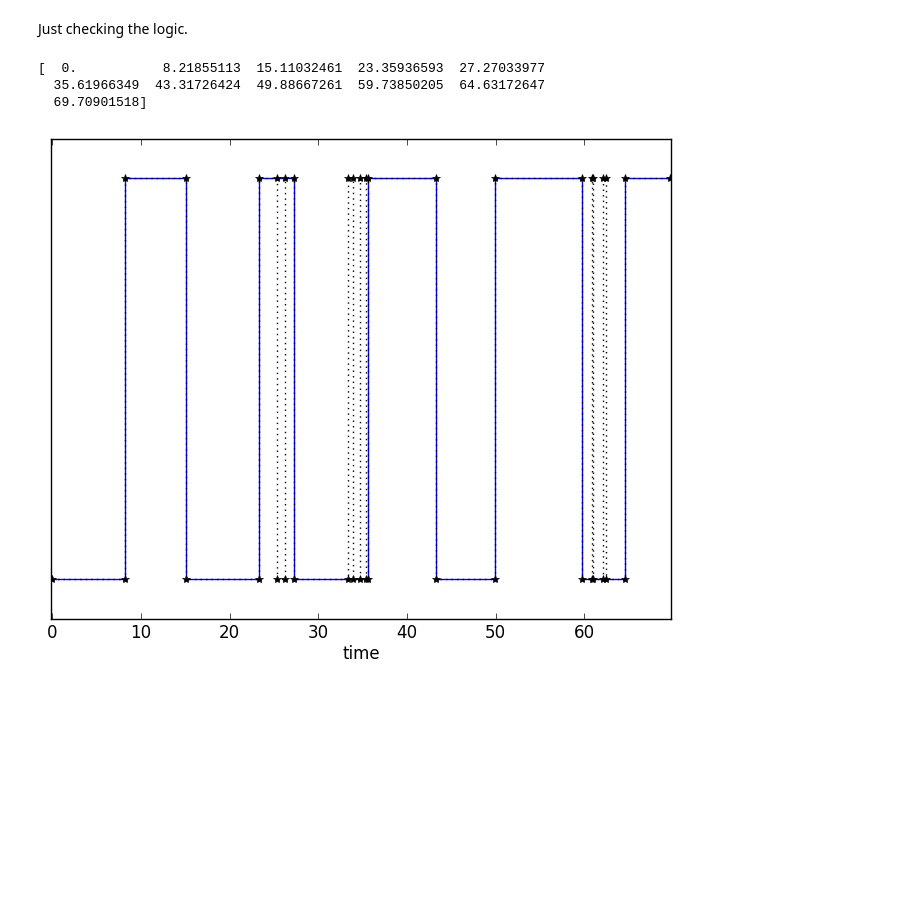
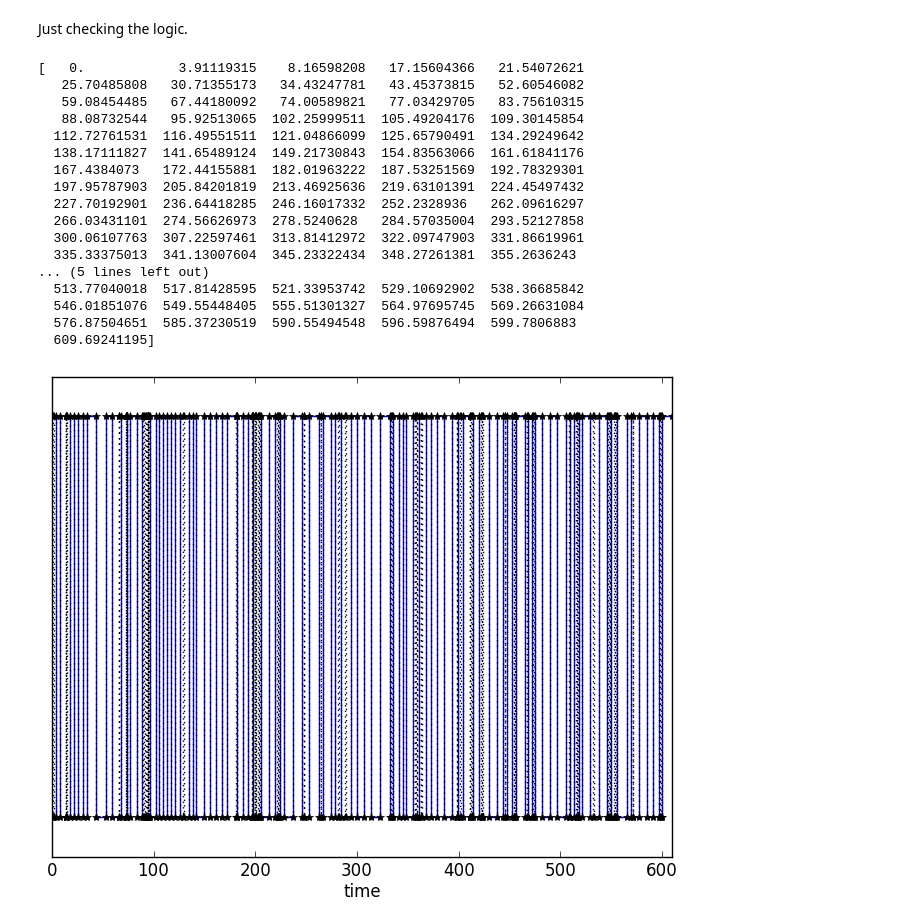
Before and after one commit to DCPROGS/HJCFIT, a Jupyter notebook: exploration/Time series.ipynb, the cells around one changed output. Drawn from its saved outputs; the diff is of its cells as text; code cells hidden in the pictures; blank space fills up the shorter version.

```diff
--- a/exploration/Time series.ipynb
+++ b/exploration/Time series.ipynb
@@ -3,17 +3,31 @@ Just checking the logic.
 # %%
 from dcprogs.likelihood import plot_time_series
 from dcprogs.random import time_series as random_time_series
 
-perfect, series = random_time_series(N=10, n=10, tau=1)
+perfect, series = random_time_series(N=100, n=100, tau=1)
 print perfect
 plot_time_series(perfect)
 plot_time_series(series, ax=gca(), marker='*', color='k', linestyle=':')
 display(gcf())
 # %% [output]
-[  0.           8.21855113  15.11032461  23.35936593  27.27033977
-  35.61966349  43.31726424  49.88667261  59.73850205  64.63172647
-  69.70901518]
+[   0.            3.91119315    8.16598208   17.15604366   21.54072621
+   25.70485808   30.71355173   34.43247781   43.45373815   52.60546082
+   59.08454485   67.44180092   74.00589821   77.03429705   83.75610315
+   88.08732544   95.92513065  102.25999511  105.49204176  109.30145854
+  112.72761531  116.49551511  121.04866099  125.65790491  134.29249642
+  138.17111827  141.65489124  149.21730843  154.83563066  161.61841176
+  167.4384073   172.44155881  182.01963222  187.53251569  192.78329301
+  197.95787903  205.84201819  213.46925636  219.63101391  224.45497432
+  227.70192901  236.64418285  246.16017332  252.2328936   262.09616297
+  266.03431101  274.56626973  278.5240628   284.57035004  293.52127858
+  300.06107763  307.22597461  313.81412972  322.09747903  331.86619961
+  335.33375013  341.13007604  345.23322434  348.27261381  355.2636243
+... (5 lines left out)
+  513.77040018  517.81428595  521.33953742  529.10692902  538.36685842
+  546.01851076  549.55448405  555.51301327  564.97695745  569.26631084
+  576.87504651  585.37230519  590.55494548  596.59876494  599.7806883
+  609.69241195]
-[figure, old version]
+[figure, new version]
 # %%
 from dcprogs.likelihood import time_filter as cpp_time_filter
 filtered = cpp_time_filter(series, 1)
```
Also changed, not shown: parts of 3 cells of this notebook, 19 other files.
